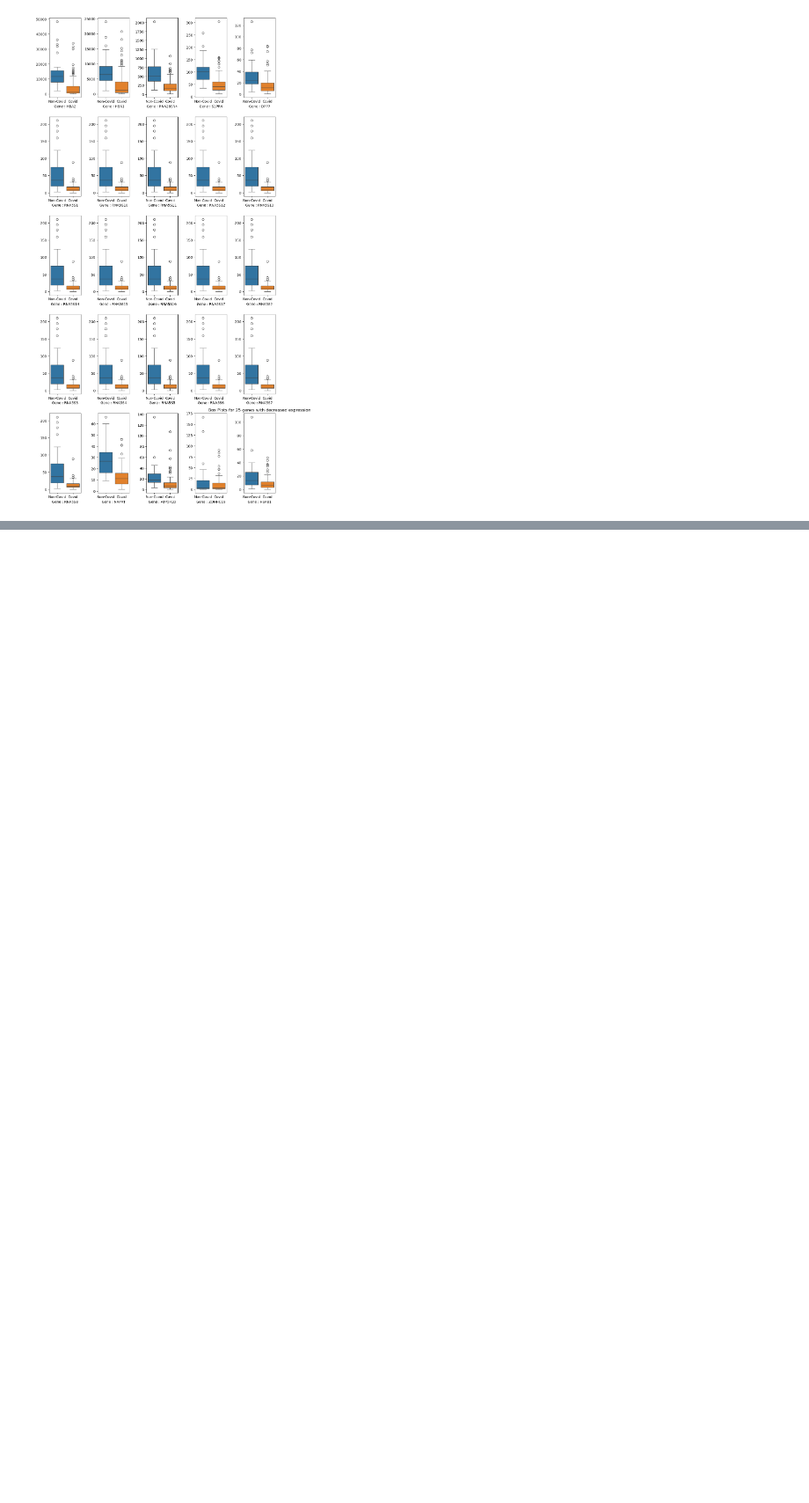
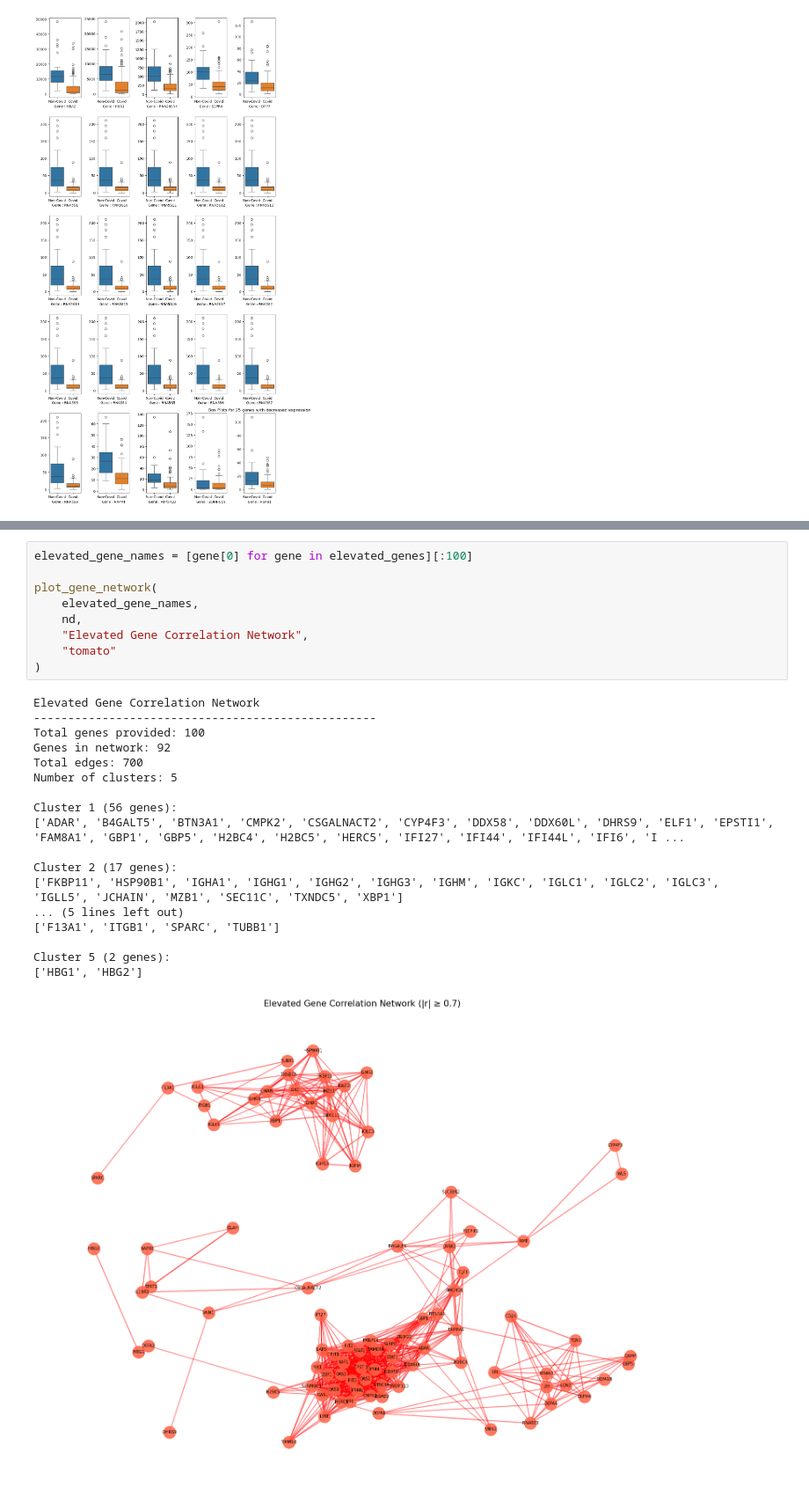
Before and after one commit to Karthik-A-P/AIBD-Project, a Jupyter notebook: EDA.ipynb, the cells around one changed output, grey strips where cells are left out. Shown at 88% size. Cells and saved outputs as stored; diff of their text form; blank space fills up the shorter version.

```diff
--- a/EDA.ipynb
+++ b/EDA.ipynb
@@ -159,0 +254,28 @@ plt.tight_layout()
+# %%
+elevated_gene_names = [gene[0] for gene in elevated_genes][:100]
+
+plot_gene_network(
+    elevated_gene_names,
+    nd,
+    "Elevated Gene Correlation Network",
+    "tomato"
+)
+# %% [output]
+Elevated Gene Correlation Network
+--------------------------------------------------
+Total genes provided: 100
+Genes in network: 92
+Total edges: 700
+Number of clusters: 5
+
+Cluster 1 (56 genes):
+['ADAR', 'B4GALT5', 'BTN3A1', 'CMPK2', 'CSGALNACT2', 'CYP4F3', 'DDX58', 'DDX60L', 'DHRS9', 'ELF1', 'EPSTI1', 'FAM8A1', 'GBP1', 'GBP5', 'H2BC4', 'H2BC5', 'HERC5', 'IFI27', 'IFI44', 'IFI44L', 'IFI6', 'I ...
+
+Cluster 2 (17 genes):
+['FKBP11', 'HSP90B1', 'IGHA1', 'IGHG1', 'IGHG2', 'IGHG3', 'IGHM', 'IGKC', 'IGLC1', 'IGLC2', 'IGLC3', 'IGLL5', 'JCHAIN', 'MZB1', 'SEC11C', 'TXNDC5', 'XBP1']
+... (5 lines left out)
+['F13A1', 'ITGB1', 'SPARC', 'TUBB1']
+
+Cluster 5 (2 genes):
+['HBG1', 'HBG2']
+[figure, added]
```
Also changed, not shown: parts of 10 cells of this notebook.
